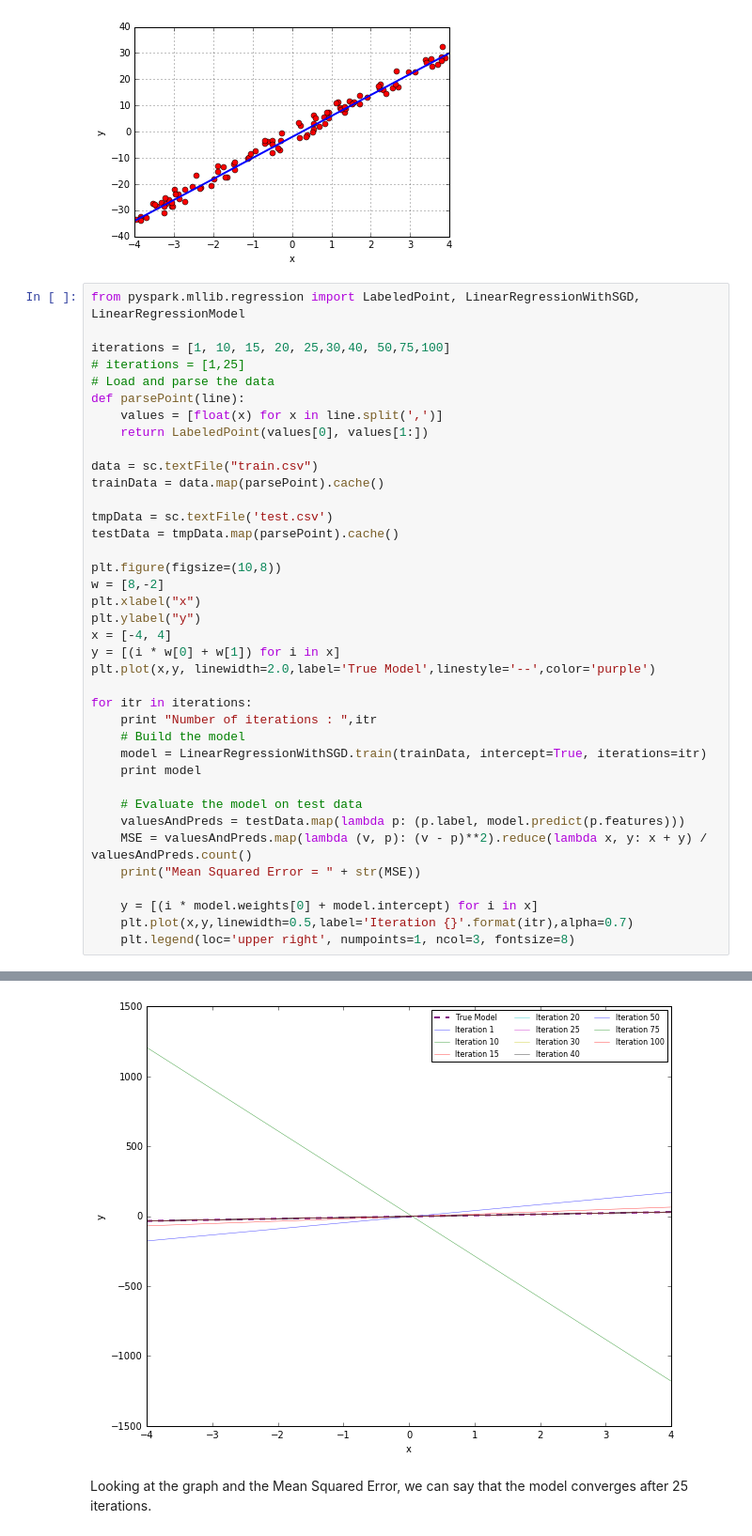
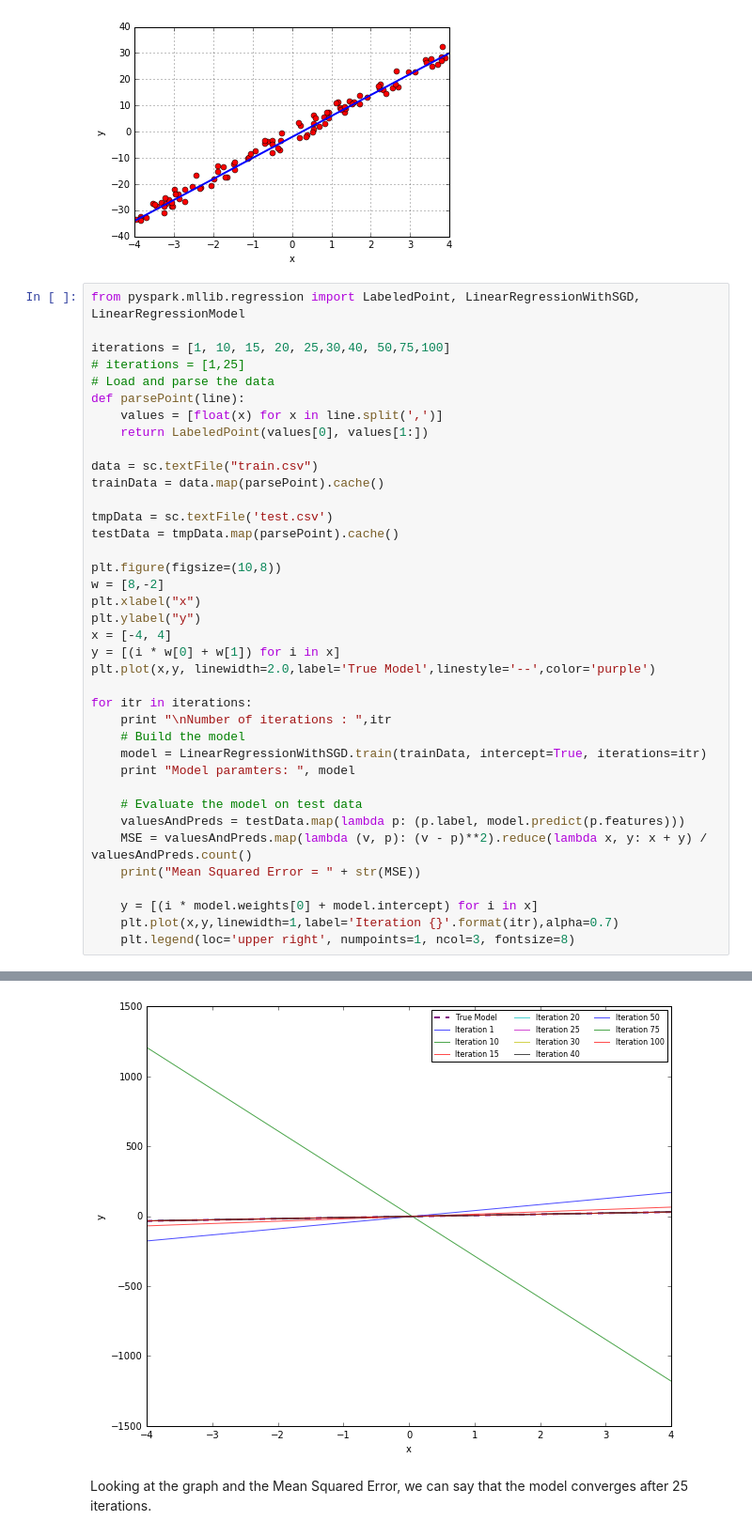
Before and after one commit to hchandaria/UCB_MIDS_W261, a Jupyter notebook: hw10/MIDS-W261-2016-HWK-Assignment10-Chandaria.ipynb, the cells around one changed output, grey strips where cells are left out. Shown at 94% size. Drawn from its saved outputs; the diff is of its cells as text.

```diff
--- a/hw10/MIDS-W261-2016-HWK-Assignment10-Chandaria.ipynb
+++ b/hw10/MIDS-W261-2016-HWK-Assignment10-Chandaria.ipynb
@@ -559,10 +559,10 @@ y = [(i * w[0] + w[1]) for i in x]
 plt.plot(x,y, linewidth=2.0,label='True Model',linestyle='--',color='purple')
 
 for itr in iterations:
-    print "Number of iterations : ",itr
+    print "\nNumber of iterations : ",itr
     # Build the model
     model = LinearRegressionWithSGD.train(trainData, intercept=True, iterations=itr)
-    print model
+    print "Model paramters: ", model
 
     # Evaluate the model on test data
     valuesAndPreds = testData.map(lambda p: (p.label, model.predict(p.features)))
@@ -570,7 +570,7 @@ for itr in iterations:
     print("Mean Squared Error = " + str(MSE))
 
     y = [(i * model.weights[0] + model.intercept) for i in x]
-    plt.plot(x,y,linewidth=0.5,label='Iteration {}'.format(itr),alpha=0.7)
+    plt.plot(x,y,linewidth=1,label='Iteration {}'.format(itr),alpha=0.7)
     plt.legend(loc='upper right', numpoints=1, ncol=3, fontsize=8)
 # %% [output]
 Number of iterations :  1
@@ -593,4 +593,4 @@ Mean Squared Error = 3.96975506862
-[figure, old version]
+[figure, new version]
 # %% [markdown]
 Looking at the graph and the Mean Squared Error, we can say that the model converges after 25 iterations.
 # %% [markdown]
```
Also changed, not shown: parts of 6 cells of this notebook.
